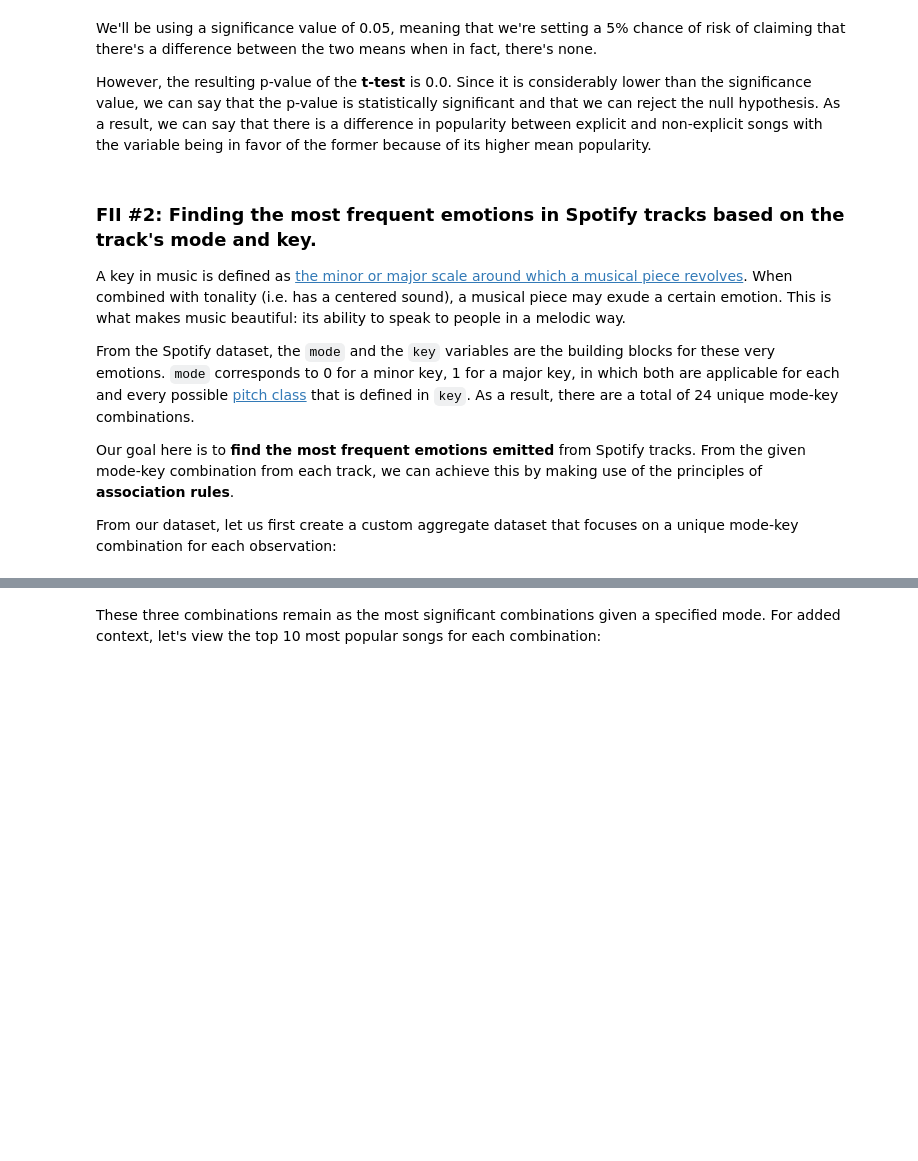
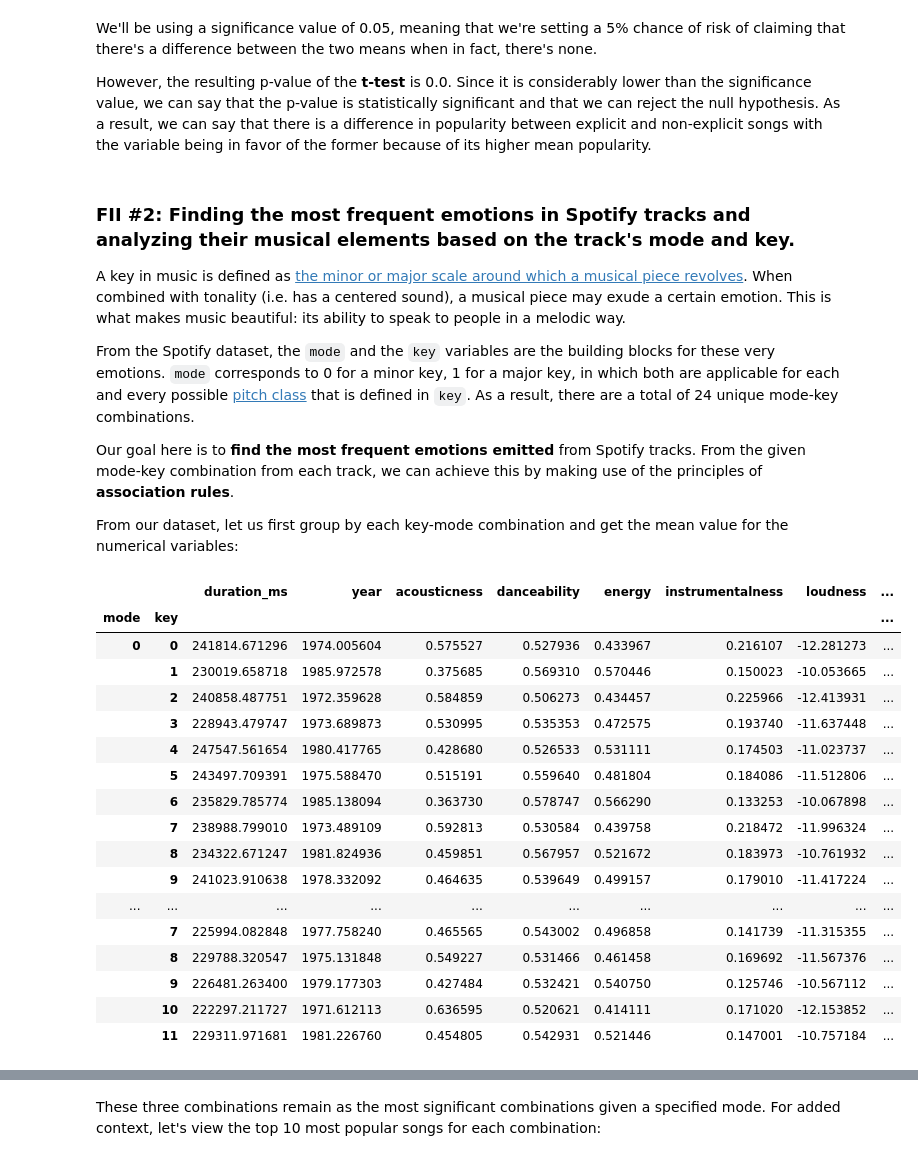
Before and after one commit to gabminamedez/spotify-data, a Jupyter notebook: Spotify Data.ipynb, the cells around one changed output, grey strips where cells are left out. Drawn from its saved outputs; the diff is of its cells as text; code cells hidden in the pictures; blank space fills up the shorter version.

```diff
--- a/Spotify Data.ipynb
+++ b/Spotify Data.ipynb
@@ -305,11 +305,33 @@ We'll be using a significance value of 0.05, meaning that we're setting a 5% cha
 
 However, the resulting p-value of the **t-test** is 0.0. Since it is considerably lower than the significance value, we can say that the p-value is statistically significant and that we can reject the null hypothesis. As a result, we can say that there is a difference in popularity between explicit and non-explicit songs with the variable being in favor of the former because of its higher mean popularity.
 # %% [markdown]
-### FII #2: Finding the most frequent emotions in Spotify tracks based on the track's mode and key.
+### FII #2: Finding the most frequent emotions in Spotify tracks and analyzing their musical elements based on the track's mode and key.
 A key in music is defined as [the minor or major scale around which a musical piece revolves](https://www.studybass.com/lessons/harmony/keys-in-music/#:~:text=In%20music%20a%20key%20is,based%20on%20a%20major%20scale.&text=For%20example%2C%20a%20song%20in,for%20a%20piece%20of%20music.). When combined with tonality (i.e. has a centered sound), a musical piece may exude a certain emotion. This is what makes music beautiful: its ability to speak to people in a melodic way.
 
 From the Spotify dataset, the `mode` and the `key` variables are the building blocks for these very emotions. `mode` corresponds to 0 for a minor key, 1 for a major key, in which both are applicable for each and every possible [pitch class](https://en.wikipedia.org/wiki/Pitch_class) that is defined in `key`. As a result, there are a total of 24 unique mode-key combinations.
 
 Our goal here is to **find the most frequent emotions emitted** from Spotify tracks. From the given mode-key combination from each track, we can achieve this by making use of the principles of **association rules**.
 
-From our dataset, let us first create a custom aggregate dataset that focuses on a unique mode-key combination for each observation:
+From our dataset, let us first group by each key-mode combination and get the mean value for the numerical variables:
+# %%
+emotions_df = main_df.groupby(["mode", "key"]).agg("mean")
+emotions_df
+# %% [output]
+|  |  | duration_ms | year | acousticness | danceability | energy | instrumentalness | loudness | ... |
+| mode | key |  |  |  |  |  |  |  | ... |
+| 0 | 0 | 241814.671296 | 1974.005604 | 0.575527 | 0.527936 | 0.433967 | 0.216107 | -12.281273 | ... |
+|  | 1 | 230019.658718 | 1985.972578 | 0.375685 | 0.569310 | 0.570446 | 0.150023 | -10.053665 | ... |
+|  | 2 | 240858.487751 | 1972.359628 | 0.584859 | 0.506273 | 0.434457 | 0.225966 | -12.413931 | ... |
+|  | 3 | 228943.479747 | 1973.689873 | 0.530995 | 0.535353 | 0.472575 | 0.193740 | -11.637448 | ... |
+|  | 4 | 247547.561654 | 1980.417765 | 0.428680 | 0.526533 | 0.531111 | 0.174503 | -11.023737 | ... |
+|  | 5 | 243497.709391 | 1975.588470 | 0.515191 | 0.559640 | 0.481804 | 0.184086 | -11.512806 | ... |
+|  | 6 | 235829.785774 | 1985.138094 | 0.363730 | 0.578747 | 0.566290 | 0.133253 | -10.067898 | ... |
+|  | 7 | 238988.799010 | 1973.489109 | 0.592813 | 0.530584 | 0.439758 | 0.218472 | -11.996324 | ... |
+|  | 8 | 234322.671247 | 1981.824936 | 0.459851 | 0.567957 | 0.521672 | 0.183973 | -10.761932 | ... |
+|  | 9 | 241023.910638 | 1978.332092 | 0.464635 | 0.539649 | 0.499157 | 0.179010 | -11.417224 | ... |
+| ... | ... | ... | ... | ... | ... | ... | ... | ... | ... |
+|  | 7 | 225994.082848 | 1977.758240 | 0.465565 | 0.543002 | 0.496858 | 0.141739 | -11.315355 | ... |
+|  | 8 | 229788.320547 | 1975.131848 | 0.549227 | 0.531466 | 0.461458 | 0.169692 | -11.567376 | ... |
+|  | 9 | 226481.263400 | 1979.177303 | 0.427484 | 0.532421 | 0.540750 | 0.125746 | -10.567112 | ... |
+|  | 10 | 222297.211727 | 1971.612113 | 0.636595 | 0.520621 | 0.414111 | 0.171020 | -12.153852 | ... |
+|  | 11 | 229311.971681 | 1981.226760 | 0.454805 | 0.542931 | 0.521446 | 0.147001 | -10.757184 | ... |
```
Also changed, not shown: parts of 7 cells of this notebook.
